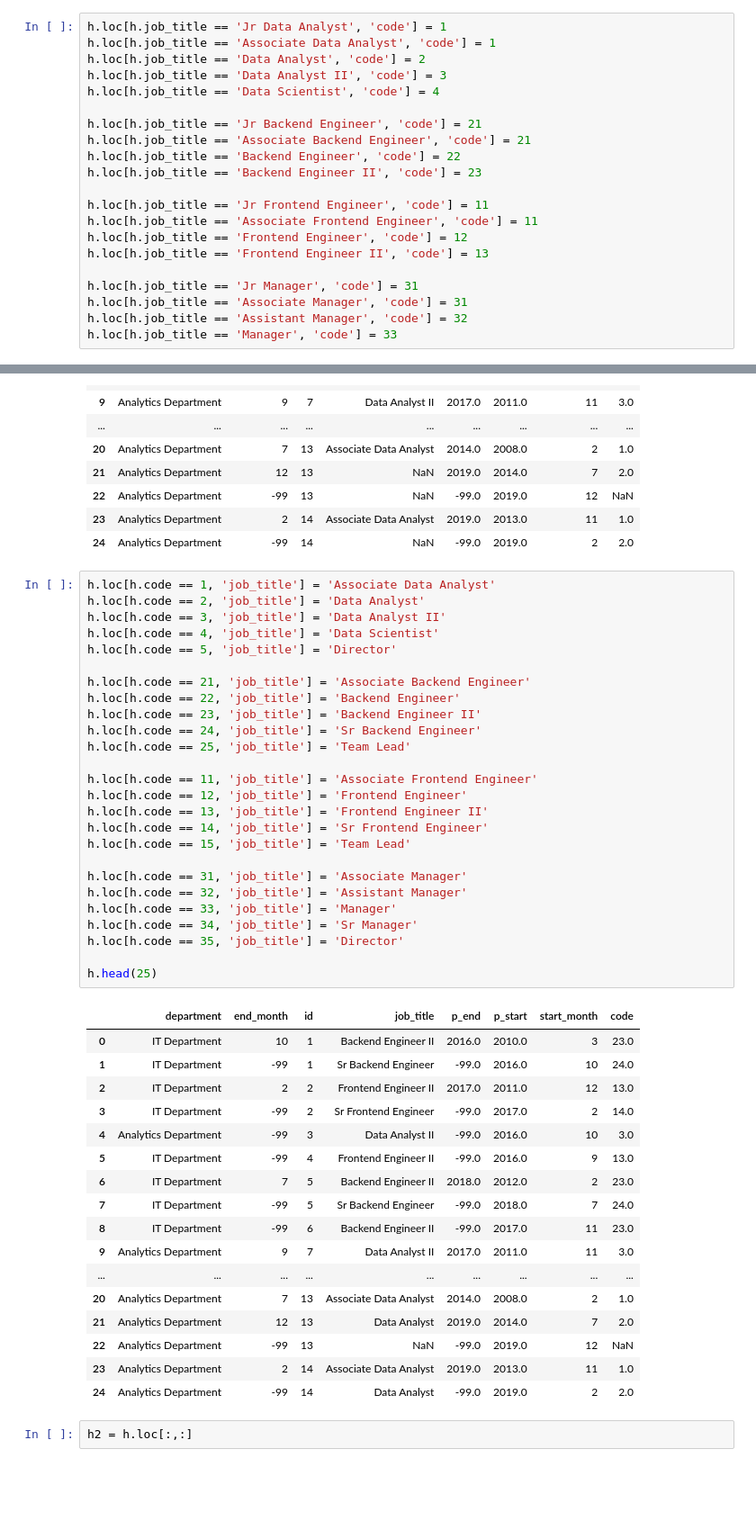
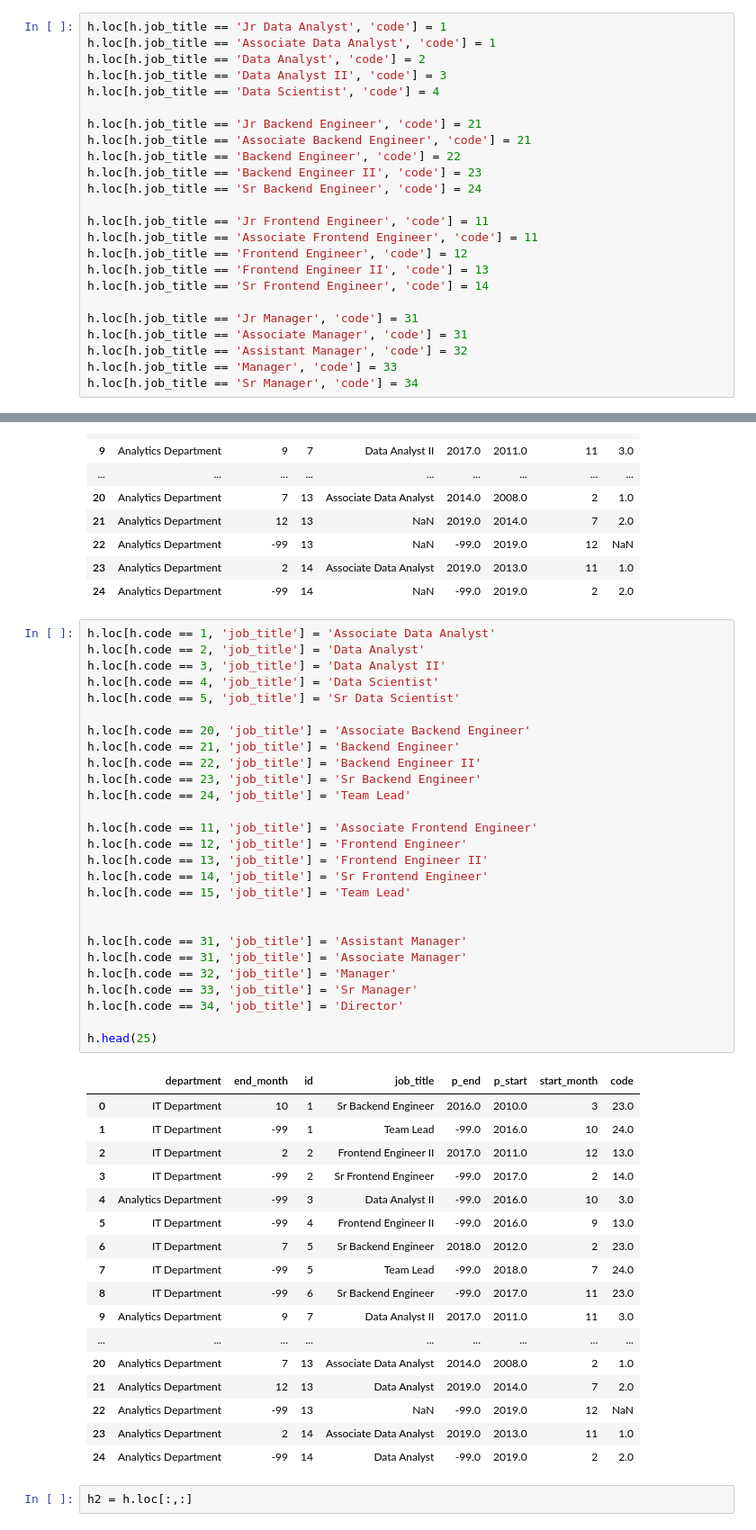
Before and after one commit to vrc-vinodh/mock-data-generation, a Jupyter notebook: current_company_role.ipynb, the cells around one changed output, grey strips where cells are left out. Shown: that part at 90% size. Cells and saved outputs as stored; diff of their text form; blank space fills up the shorter version.

```diff
--- a/current_company_role.ipynb
+++ b/current_company_role.ipynb
@@ -29,16 +29,19 @@ h.loc[h.job_title == 'Jr Backend Engineer', 'code'] = 21
 h.loc[h.job_title == 'Associate Backend Engineer', 'code'] = 21
 h.loc[h.job_title == 'Backend Engineer', 'code'] = 22
 h.loc[h.job_title == 'Backend Engineer II', 'code'] = 23
+h.loc[h.job_title == 'Sr Backend Engineer', 'code'] = 24
 
 h.loc[h.job_title == 'Jr Frontend Engineer', 'code'] = 11
 h.loc[h.job_title == 'Associate Frontend Engineer', 'code'] = 11
 h.loc[h.job_title == 'Frontend Engineer', 'code'] = 12
 h.loc[h.job_title == 'Frontend Engineer II', 'code'] = 13
+h.loc[h.job_title == 'Sr Frontend Engineer', 'code'] = 14
 
 h.loc[h.job_title == 'Jr Manager', 'code'] = 31
 h.loc[h.job_title == 'Associate Manager', 'code'] = 31
 h.loc[h.job_title == 'Assistant Manager', 'code'] = 32
 h.loc[h.job_title == 'Manager', 'code'] = 33
+h.loc[h.job_title == 'Sr Manager', 'code'] = 34
 # %%
 h.head()
 # %% [output]
@@ -116,40 +119,41 @@ h.head(25)
 # %%
 h.loc[h.code == 1, 'job_title'] = 'Associate Data Analyst'
 h.loc[h.code == 2, 'job_title'] = 'Data Analyst'
 h.loc[h.code == 3, 'job_title'] = 'Data Analyst II'
 h.loc[h.code == 4, 'job_title'] = 'Data Scientist'
-h.loc[h.code == 5, 'job_title'] = 'Director'
+h.loc[h.code == 5, 'job_title'] = 'Sr Data Scientist'
 
-h.loc[h.code == 21, 'job_title'] = 'Associate Backend Engineer'
-h.loc[h.code == 22, 'job_title'] = 'Backend Engineer'
-h.loc[h.code == 23, 'job_title'] = 'Backend Engineer II'
-h.loc[h.code == 24, 'job_title'] = 'Sr Backend Engineer'
-h.loc[h.code == 25, 'job_title'] = 'Team Lead'
+h.loc[h.code == 20, 'job_title'] = 'Associate Backend Engineer'
+h.loc[h.code == 21, 'job_title'] = 'Backend Engineer'
+h.loc[h.code == 22, 'job_title'] = 'Backend Engineer II'
+h.loc[h.code == 23, 'job_title'] = 'Sr Backend Engineer'
+h.loc[h.code == 24, 'job_title'] = 'Team Lead'
 
 h.loc[h.code == 11, 'job_title'] = 'Associate Frontend Engineer'
 h.loc[h.code == 12, 'job_title'] = 'Frontend Engineer'
 h.loc[h.code == 13, 'job_title'] = 'Frontend Engineer II'
 h.loc[h.code == 14, 'job_title'] = 'Sr Frontend Engineer'
 h.loc[h.code == 15, 'job_title'] = 'Team Lead'
 
+
+h.loc[h.code == 31, 'job_title'] = 'Assistant Manager'
 h.loc[h.code == 31, 'job_title'] = 'Associate Manager'
-h.loc[h.code == 32, 'job_title'] = 'Assistant Manager'
-h.loc[h.code == 33, 'job_title'] = 'Manager'
-h.loc[h.code == 34, 'job_title'] = 'Sr Manager'
-h.loc[h.code == 35, 'job_title'] = 'Director'
+h.loc[h.code == 32, 'job_title'] = 'Manager'
+h.loc[h.code == 33, 'job_title'] = 'Sr Manager'
+h.loc[h.code == 34, 'job_title'] = 'Director'
 
 h.head(25)
 # %% [output]
 |  | department | end_month | id | job_title | p_end | p_start | start_month | code |
-| 0 | IT Department | 10 | 1 | Backend Engineer II | 2016.0 | 2010.0 | 3 | 23.0 |
-| 1 | IT Department | -99 | 1 | Sr Backend Engineer | -99.0 | 2016.0 | 10 | 24.0 |
+| 0 | IT Department | 10 | 1 | Sr Backend Engineer | 2016.0 | 2010.0 | 3 | 23.0 |
+| 1 | IT Department | -99 | 1 | Team Lead | -99.0 | 2016.0 | 10 | 24.0 |
 | 2 | IT Department | 2 | 2 | Frontend Engineer II | 2017.0 | 2011.0 | 12 | 13.0 |
 | 3 | IT Department | -99 | 2 | Sr Frontend Engineer | -99.0 | 2017.0 | 2 | 14.0 |
 | 4 | Analytics Department | -99 | 3 | Data Analyst II | -99.0 | 2016.0 | 10 | 3.0 |
 | 5 | IT Department | -99 | 4 | Frontend Engineer II | -99.0 | 2016.0 | 9 | 13.0 |
-| 6 | IT Department | 7 | 5 | Backend Engineer II | 2018.0 | 2012.0 | 2 | 23.0 |
-| 7 | IT Department | -99 | 5 | Sr Backend Engineer | -99.0 | 2018.0 | 7 | 24.0 |
-| 8 | IT Department | -99 | 6 | Backend Engineer II | -99.0 | 2017.0 | 11 | 23.0 |
+| 6 | IT Department | 7 | 5 | Sr Backend Engineer | 2018.0 | 2012.0 | 2 | 23.0 |
+| 7 | IT Department | -99 | 5 | Team Lead | -99.0 | 2018.0 | 7 | 24.0 |
+| 8 | IT Department | -99 | 6 | Sr Backend Engineer | -99.0 | 2017.0 | 11 | 23.0 |
 | 9 | Analytics Department | 9 | 7 | Data Analyst II | 2017.0 | 2011.0 | 11 | 3.0 |
 | ... | ... | ... | ... | ... | ... | ... | ... | ... |
 | 20 | Analytics Department | 7 | 13 | Associate Data Analyst | 2014.0 | 2008.0 | 2 | 1.0 |
```
Also changed, not shown: parts of 10 cells of this notebook, 2 other files.
